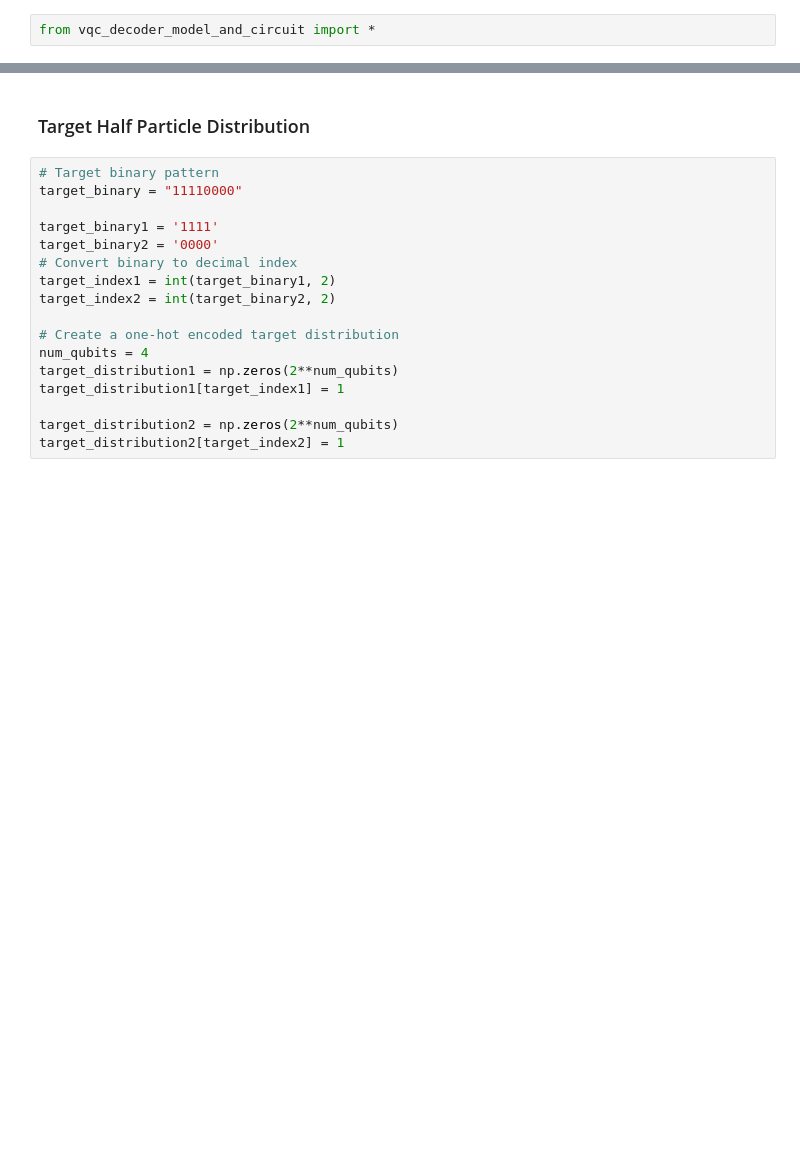
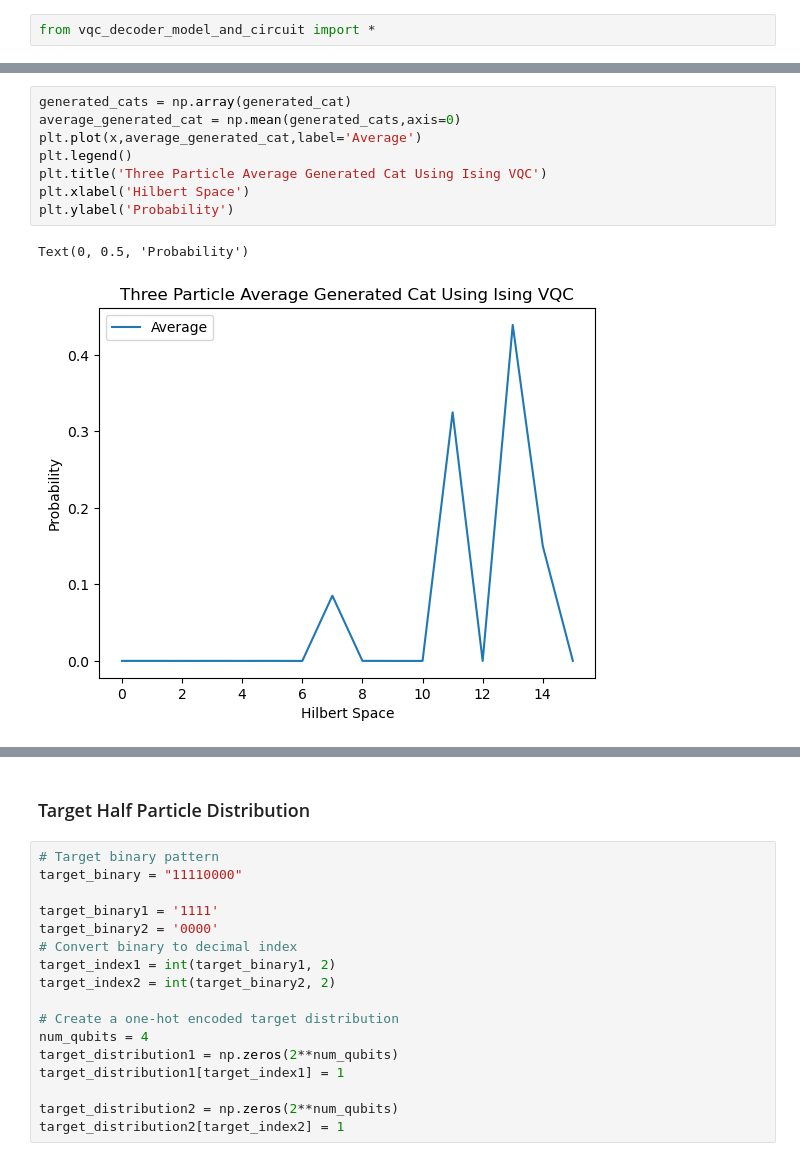
Before and after one commit to Ak-ash22/qcbm_hiwi, a Jupyter notebook: qcbm_project/cat_anticat/avg_vqc_work.ipynb, the cells around one changed output, grey strips where cells are left out. Cells and saved outputs as stored; diff of their text form; blank space fills up the shorter version.

```diff
--- a/qcbm_project/cat_anticat/avg_vqc_work.ipynb
+++ b/qcbm_project/cat_anticat/avg_vqc_work.ipynb
@@ -2,0 +42,11 @@ from vqc_decoder_model_and_circuit import *
+# %%
+generated_cats = np.array(generated_cat)
+average_generated_cat = np.mean(generated_cats,axis=0)
+plt.plot(x,average_generated_cat,label='Average')
+plt.legend()
+plt.title('Three Particle Average Generated Cat Using Ising VQC')
+plt.xlabel('Hilbert Space')
+plt.ylabel('Probability')
+# %% [output]
+Text(0, 0.5, 'Probability')
+[figure, added]
```
Also changed, not shown: parts of 12 cells of this notebook, 5 other files.
